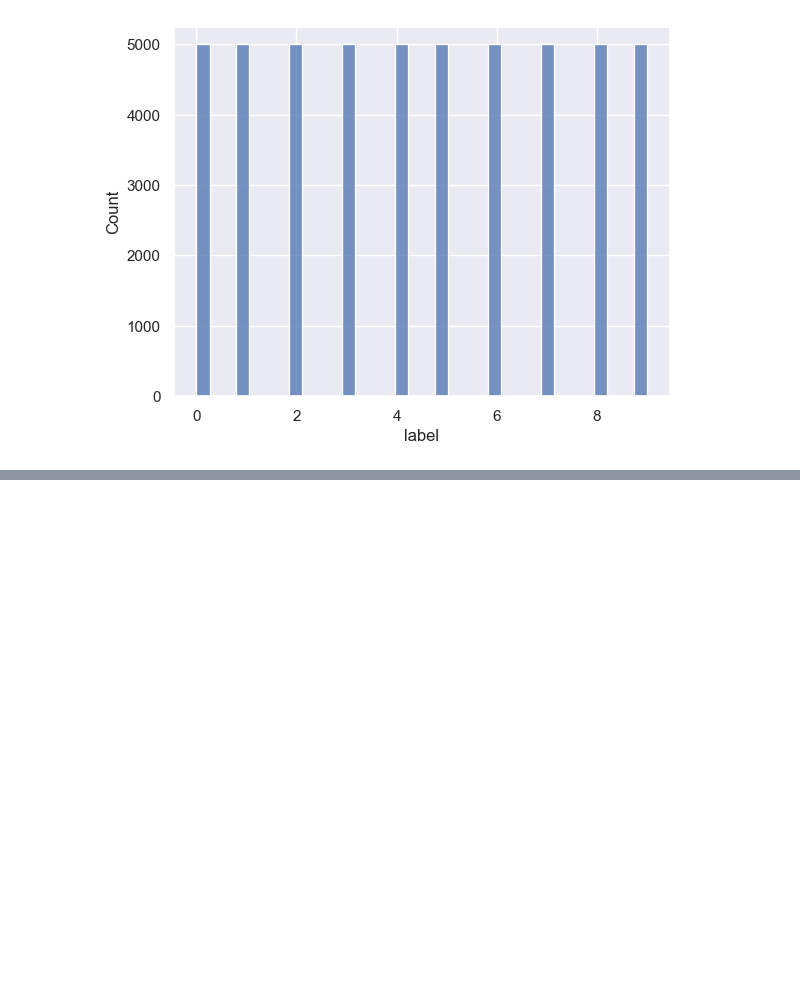
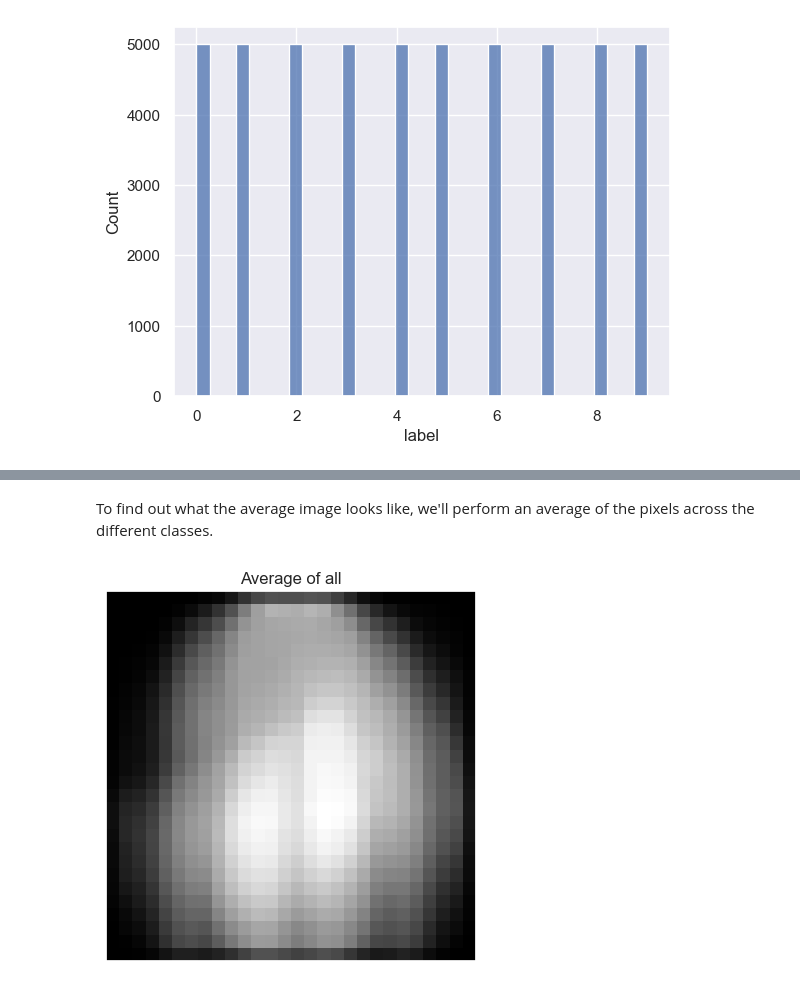
Before and after one commit to kenJPG/Fashion-MNIST, a Jupyter notebook: fashion_mnist.ipynb, the cells around one changed output, grey strips where cells are left out. Saved outputs shown, nothing was run; the diff lists cells and outputs as text; code cells hidden in the pictures; blank space fills up the shorter version.

```diff
--- a/fashion_mnist.ipynb
+++ b/fashion_mnist.ipynb
@@ -153,0 +226,9 @@ sns.histplot(y_train)
+# %% [markdown]
+
+To find out what the average image looks like, we'll perform an average of the pixels across the different classes.
+# %%
+imshow([
+	X_train.mean().apply(lambda x: int(x)).values.reshape(28, 28)
+], ['Average of all'])
+# %% [output]
+[figure, added]
```
Also changed, not shown: parts of 20 cells of this notebook.
